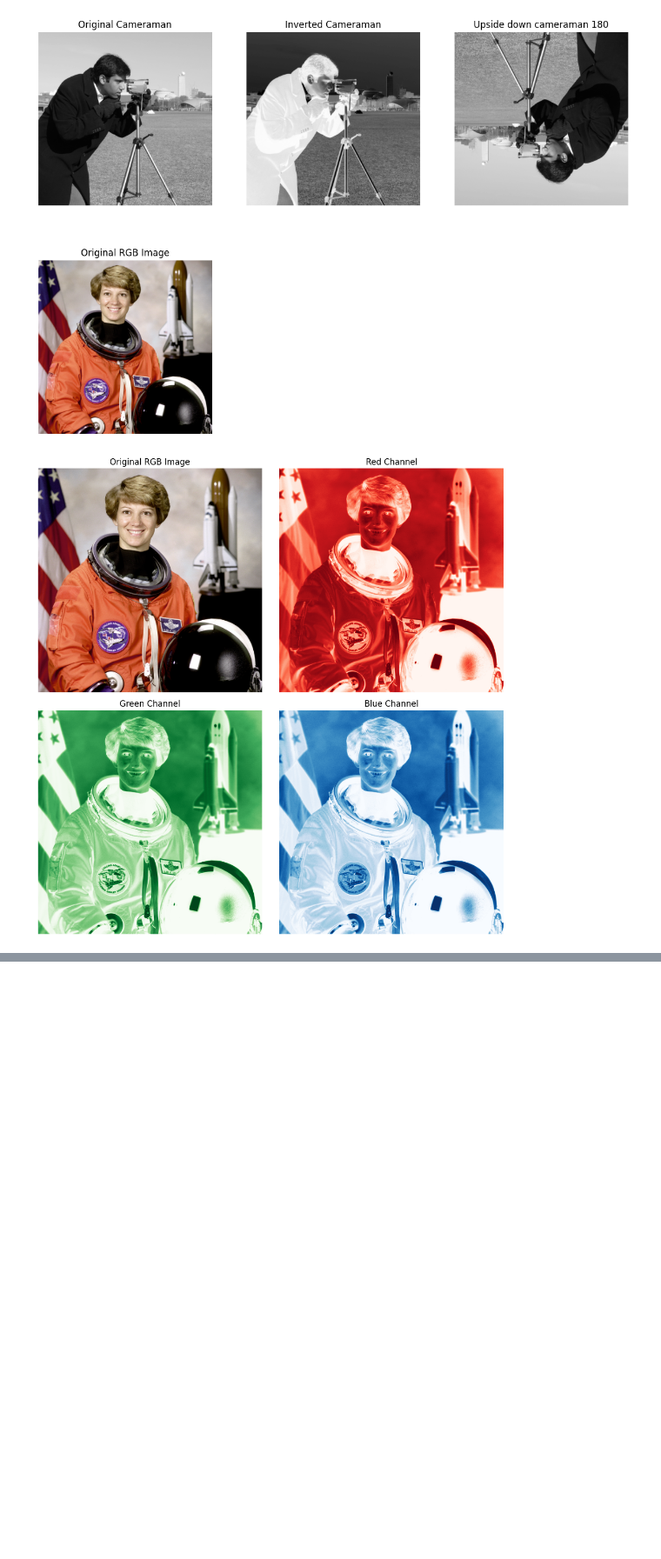
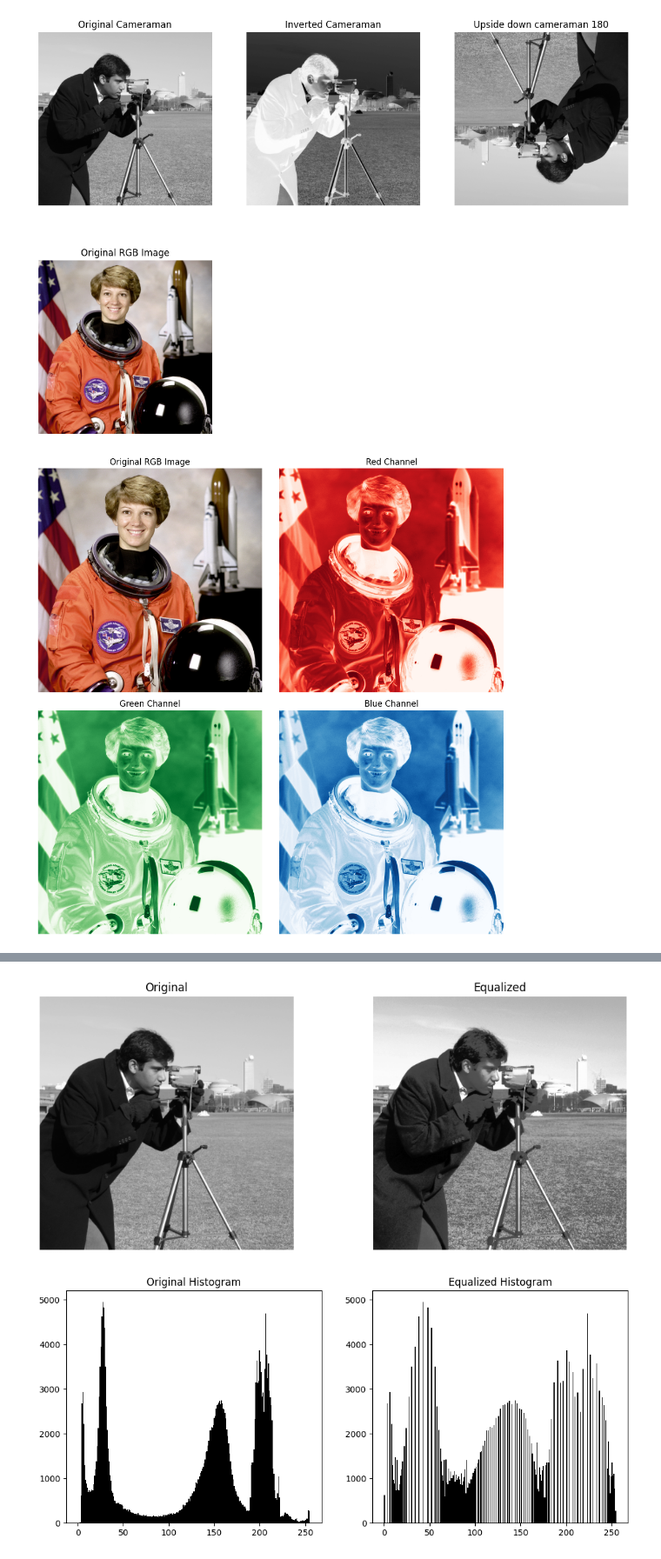
Before and after one commit to zubairsalarzai/MIP-Exercises, a Jupyter notebook: Exercise-1.ipynb, the cells around one changed output, grey strips where cells are left out. Shown at 87% size. Drawn from its saved outputs; the diff is of its cells as text; code cells hidden in the pictures; blank space fills up the shorter version.

```diff
--- a/Exercise-1.ipynb
+++ b/Exercise-1.ipynb
@@ -98,0 +187,77 @@ plt.show()
+# %%
+import numpy as np
+import matplotlib.pyplot as plt
+from skimage import data
+
+def hist_eq(I):
+    """
+    Performs histogram equalization on image I
+    """
+    # Make sure I is a 2D array
+    if len(I.shape) > 2:
+        I = I[:, :, 0]  # Take first channel if RGB
+
+    # Convert to 1D array
+    pixels = I.flatten()
+
+    # Calculate histogram
+    hist = np.zeros(256)
+    for p in pixels:
+        hist[p] += 1
+
+    # Calculate cumulative sum
+    cdf = np.zeros(256)
+    cdf[0] = hist[0]
+    for i in range(1, 256):
+        cdf[i] = cdf[i-1] + hist[i]
+
+    # Normalize
+    cdf_min = cdf[cdf > 0].min()
+    total_pixels = pixels.size
+
+    # Create mapping
+    mapping = np.zeros(256)
+    for i in range(256):
+        mapping[i] = (cdf[i] - cdf_min) * 255 / (total_pixels - cdf_min)
+
+    # Apply mapping
+    I_equalized = mapping[I]
+
+    return I_equalized.astype(np.uint8)
+
+# Load image
+cameraman = data.camera()
+
+# Apply equalization
+equalized = hist_eq(cameraman)
+
+# Display
+plt.figure(figsize=(12, 5))
+
+plt.subplot(1, 2, 1)
+plt.imshow(cameraman, cmap='gray')
+plt.title('Original')
+plt.axis('off')
+
+plt.subplot(1, 2, 2)
+plt.imshow(equalized, cmap='gray')
+plt.title('Equalized')
+plt.axis('off')
+
+plt.show()
+
+# Show histograms
+plt.figure(figsize=(12, 5))
+
+plt.subplot(1, 2, 1)
+plt.hist(cameraman.flatten(), bins=256, color='black')
+plt.title('Original Histogram')
+
+plt.subplot(1, 2, 2)
+plt.hist(equalized.flatten(), bins=256, color='black')
+plt.title('Equalized Histogram')
+
+plt.show()
+# %% [output]
+[figure, added]
+[figure, added]
```
Also changed, not shown: parts of 2 cells of this notebook.
